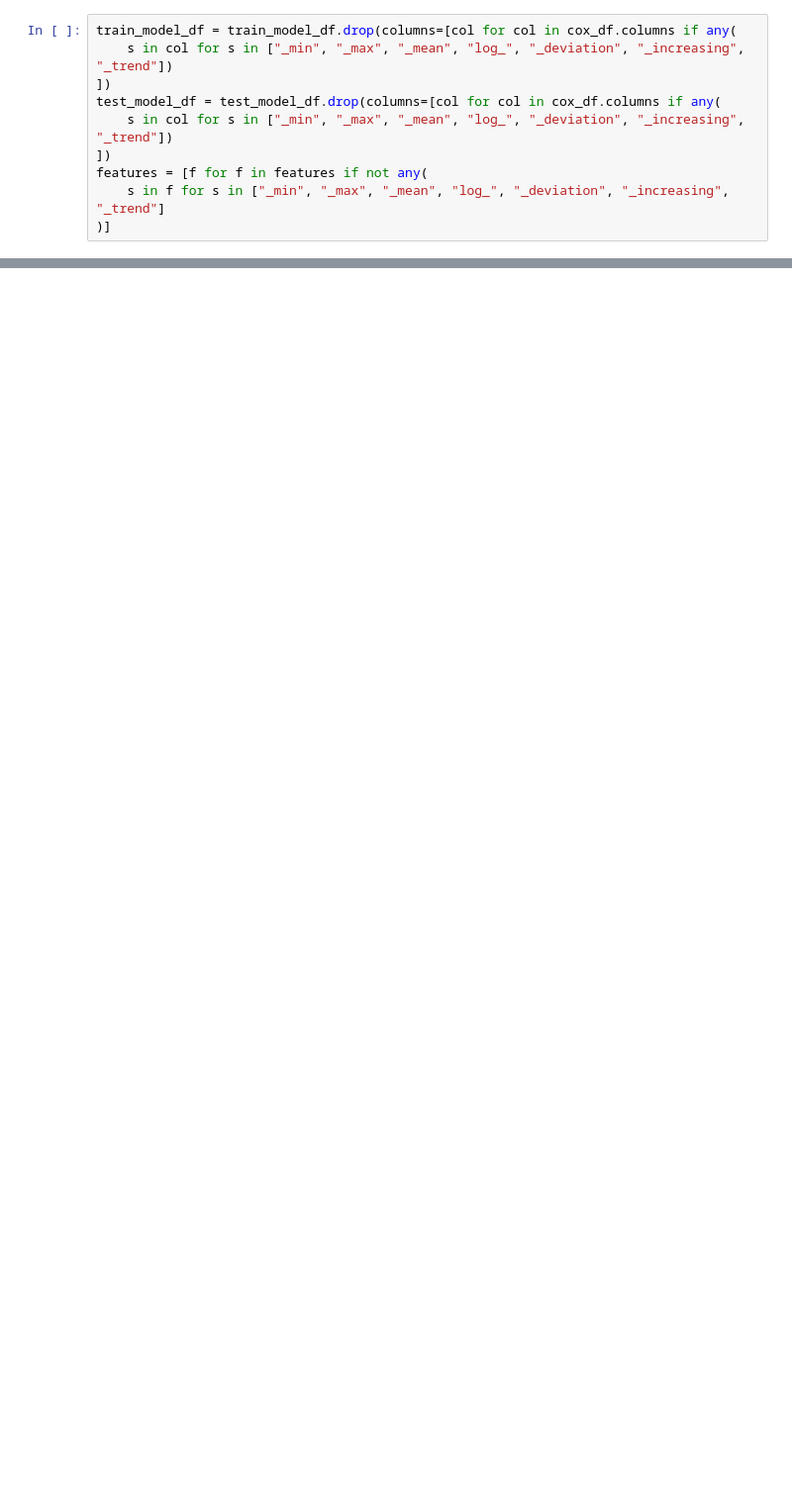
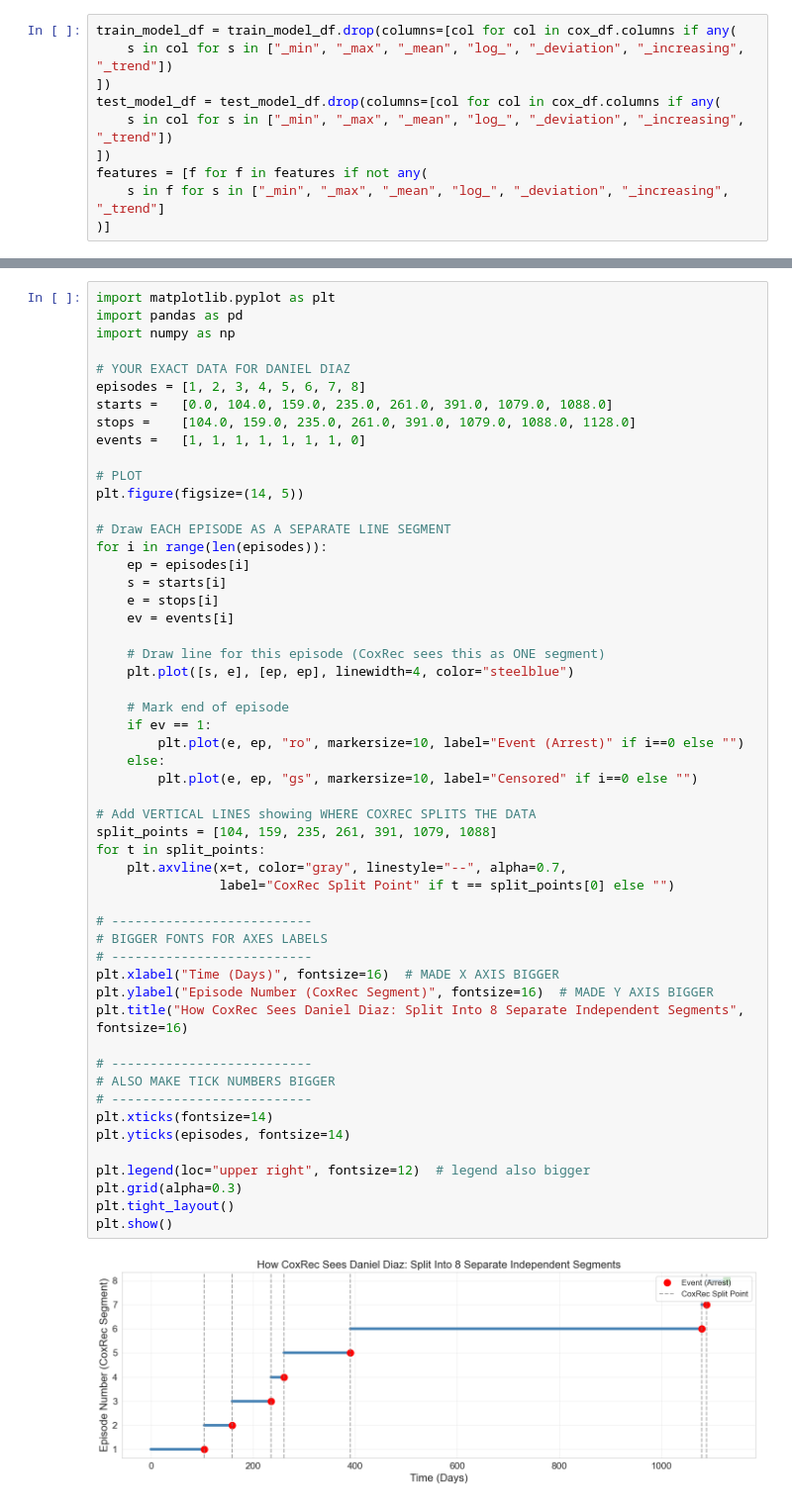
Before and after one commit to DKoleda6/recurrent_event, a Jupyter notebook: exp_common.ipynb, the cells around one changed output, grey strips where cells are left out. Shown at 99% size. Cells and saved outputs as stored; diff of their text form; blank space fills up the shorter version.

```diff
--- a/exp_common.ipynb
+++ b/exp_common.ipynb
@@ -687,0 +804,55 @@ for index_test in range(10):
+# %%
+import matplotlib.pyplot as plt
+import pandas as pd
+import numpy as np
+
+# YOUR EXACT DATA FOR DANIEL DIAZ
+episodes = [1, 2, 3, 4, 5, 6, 7, 8]
+starts =   [0.0, 104.0, 159.0, 235.0, 261.0, 391.0, 1079.0, 1088.0]
+stops =    [104.0, 159.0, 235.0, 261.0, 391.0, 1079.0, 1088.0, 1128.0]
+events =   [1, 1, 1, 1, 1, 1, 1, 0]
+
+# PLOT
+plt.figure(figsize=(14, 5))
+
+# Draw EACH EPISODE AS A SEPARATE LINE SEGMENT
+for i in range(len(episodes)):
+    ep = episodes[i]
+    s = starts[i]
+    e = stops[i]
+    ev = events[i]
+
+    # Draw line for this episode (CoxRec sees this as ONE segment)
+    plt.plot([s, e], [ep, ep], linewidth=4, color="steelblue")
+
+    # Mark end of episode
+    if ev == 1:
+        plt.plot(e, ep, "ro", markersize=10, label="Event (Arrest)" if i==0 else "")
+    else:
+        plt.plot(e, ep, "gs", markersize=10, label="Censored" if i==0 else "")
+
+# Add VERTICAL LINES showing WHERE COXREC SPLITS THE DATA
+split_points = [104, 159, 235, 261, 391, 1079, 1088]
+for t in split_points:
+    plt.axvline(x=t, color="gray", linestyle="--", alpha=0.7,
+                label="CoxRec Split Point" if t == split_points[0] else "")
+
+# --------------------------
+# BIGGER FONTS FOR AXES LABELS
+# --------------------------
+plt.xlabel("Time (Days)", fontsize=16)  # MADE X AXIS BIGGER
+plt.ylabel("Episode Number (CoxRec Segment)", fontsize=16)  # MADE Y AXIS BIGGER
+plt.title("How CoxRec Sees Daniel Diaz: Split Into 8 Separate Independent Segments", fontsize=16)
+
+# --------------------------
+# ALSO MAKE TICK NUMBERS BIGGER
+# --------------------------
+plt.xticks(fontsize=14)
+plt.yticks(episodes, fontsize=14)
+
+plt.legend(loc="upper right", fontsize=12)  # legend also bigger
+plt.grid(alpha=0.3)
+plt.tight_layout()
+plt.show()
+# %% [output]
+[figure, added]
```
Also changed, not shown: parts of 10 cells of this notebook, 2 other files.
